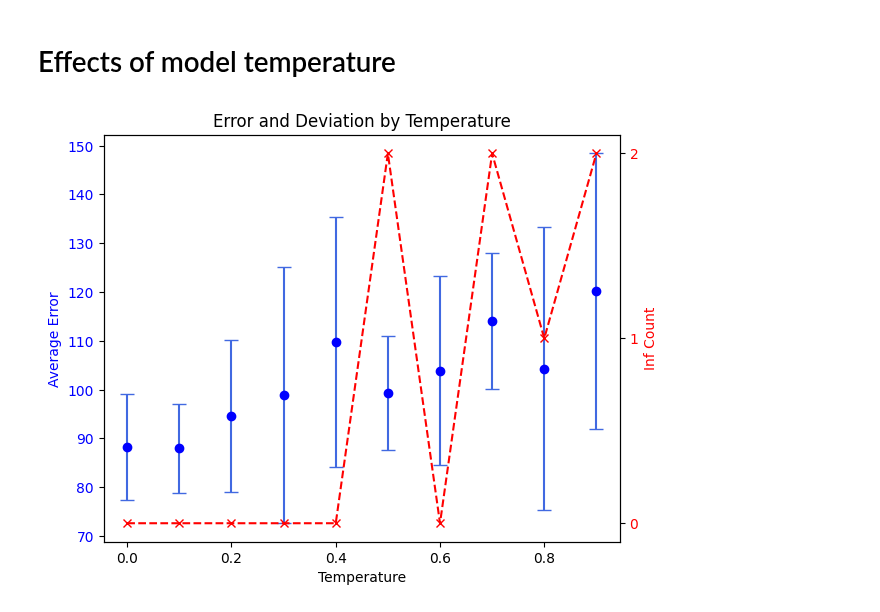
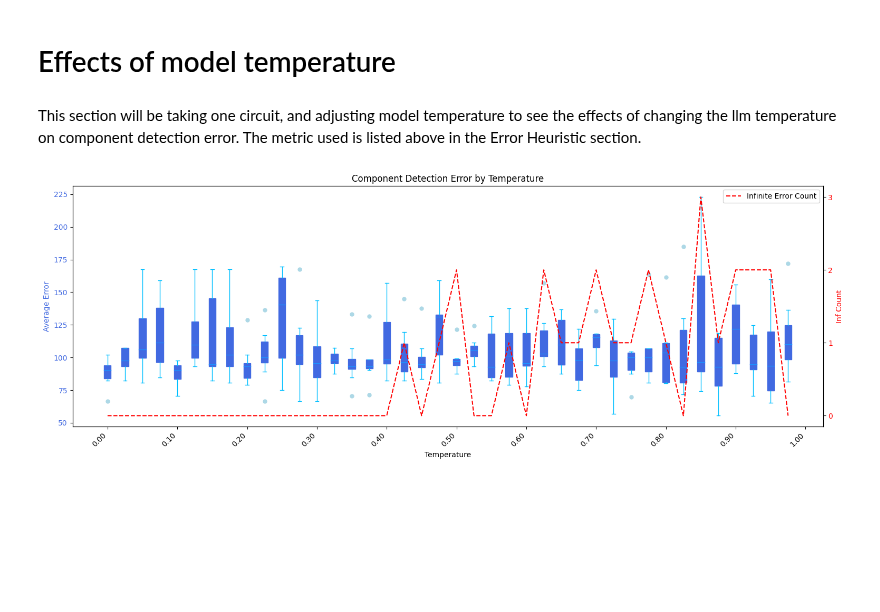
Before and after one commit to pj0620/google-colab-notebooks, a Jupyter notebook: photocircuit_data_analysis.ipynb, the cells around one changed output. Saved outputs shown, nothing was run; the diff lists cells and outputs as text; code cells hidden in the pictures; blank space fills up the shorter version.

```diff
--- a/photocircuit_data_analysis.ipynb
+++ b/photocircuit_data_analysis.ipynb
@@ -164,51 +164,86 @@ See the caveats in the documentation: https://pandas.pydata.org/pandas-docs/stab
 [figure]
 # %% [markdown]
 # Effects of model temperature
+# %% [markdown]
+This section will be taking one circuit, and adjusting model temperature to see the effects of changing the llm temperature on component detection error. The metric used is listed above in the Error Heuristic section.
 # %%
+import pandas as pd
 import numpy as np
-import pandas as pd
 import matplotlib.pyplot as plt
 
+# Load the provided CSV file
+file_path = '/content/drive/MyDrive/Photo_Circuit/data/data_analysis/temp_errors.csv'
+
 # Reading the data from the CSV file
-df = pd.read_csv('/content/drive/MyDrive/Photo_Circuit/data/data_analysis/temp_errors.csv')
+df = pd.read_csv(file_path)
 
 # Filtering out rows where Average Error (px) is infinity
 filtered_df = df.replace([np.inf, -np.inf], np.nan).dropna(subset=["Average Error (px)"])
 
-# Grouping the filtered data by Temperature and calculating the mean and standard deviation for each group
+# Grouping the filtered data by Temperature and calculating the quartiles and min/max for each group
 grouped_filtered_df = filtered_df.groupby('Temperature').agg(
-    avg_error=('Average Error (px)', 'mean'),
-    std_dev=('Average Error (px)', 'std')
+    min_error=('Average Error (px)', 'min'),
+    Q25_error=('Average Error (px)', lambda x: np.percentile(x, 25)),
+    Q50_error=('Average Error (px)', lambda x: np.percentile(x, 50)),
+    Q75_error=('Average Error (px)', lambda x: np.percentile(x, 75)),
+    max_error=('Average Error (px)', 'max')
 ).reset_index()
 
-# Filtering the original data to identify rows where Average Error (px) is infinity
+# Identifying rows with infinity errors
 inf_df = df[df["Average Error (px)"] == np.inf]
 
 # Counting the number of rows with error = infinity for each temperature
 inf_count_df = inf_df.groupby('Temperature').size().reset_index(name='inf_count')
 
 # Merging the inf_count_df with grouped_filtered_df to ensure all temperatures are represented
 merged_df = pd.merge(grouped_filtered_df, inf_count_df, on='Temperature', how='left')
 merged_df['inf_count'].fillna(0, inplace=True)
 
-fig, ax1 = plt.subplots()
+# Creating the boxplot with a wider figure and rotated x-axis labels
+fig, ax1 = plt.subplots(figsize=(16, 6))  # Increased figure size
 
-# Plotting the average error as points with error bars representing the standard deviation
-ax1.errorbar(merged_df["Temperature"], merged_df["avg_error"], yerr=merged_df["std_dev"], fmt='o', color='blue', ecolor='royalblue', capsize=5, label='Average Error with Std Dev')
+# Boxplot: plotting the box for each temperature
+ax1.boxplot(
+    [filtered_df[filtered_df["Temperature"] == temp]["Average Error (px)"].values
+     for temp in grouped_filtered_df["Temperature"]],
+    positions=grouped_filtered_df["Temperature"],
+    widths=0.01,
+    patch_artist=True,
+    boxprops=dict(facecolor='royalblue', color='royalblue'),
+    whiskerprops=dict(color='deepskyblue'),
+    capprops=dict(color='deepskyblue'),
+    medianprops=dict(color='dodgerblue'),
+    flierprops=dict(markerfacecolor='lightblue', markeredgecolor='lightblue', markersize=5),
+    vert=True
+)
+
 ax1.set_xlabel('Temperature')
-ax1.set_ylabel('Average Error', color='blue')
-ax1.tick_params(axis='y', labelcolor='blue')
+ax1.set_ylabel('Average Error', color='royalblue')
+ax1.tick_params(axis='y', labelcolor='royalblue')
 
-# Plotting the total number of inf rows as a line with the same royal blue color
+# 1. Reduce the number of ticks
+ax1.set_xticks(np.round(np.arange(min(grouped_filtered_df["Temperature"]), max(grouped_filtered_df["Temperature"])+0.1, 0.1) / 0.05) * 0.05)
+
+# 2. Rotate the labels
+plt.setp(ax1.get_xticklabels(), rotation=45, ha="right")
+
+# 3. Set tick format
+ax1.xaxis.set_major_formatter(plt.FuncFormatter(lambda val, pos: '{:.2f}'.format(val)))
+
+ax1.set_xlim([min(grouped_filtered_df["Temperature"]) - 0.05, max(grouped_filtered_df["Temperature"]) + 0.05])  # Adjust x-axis limits
+
+# Plotting the total number of inf rows as a line with red color
 ax2 = ax1.twinx()
-ax2.plot(merged_df["Temperature"], merged_df["inf_count"], color='red', marker='x', linestyle='--', label='Inf Count')
+ax2.plot(merged_df["Temperature"], merged_df["inf_count"], color='red', linestyle='--', label='Infinite Error Count')
 ax2.set_ylabel('Inf Count', color='red')
 ax2.tick_params(axis='y', labelcolor='red')
 ax2.set_yticks(np.arange(0, max(merged_df["inf_count"])+1, 1))
 
-# Adding a legend with custom labels and colors
-fig.tight_layout()
-plt.title('Error and Deviation by Temperature')
+# Adding a legend
+fig.legend(loc='upper right', bbox_to_anchor=(1,1), bbox_transform=ax1.transAxes)
+
+fig.tight_layout(pad=3.0)  # Add padding to prevent overlap
+plt.title('Component Detection Error by Temperature')
 plt.show()
 # %% [output]
-[figure, old version]
+[figure, new version]
```
Also changed, not shown: parts of 1 cell of this notebook.
